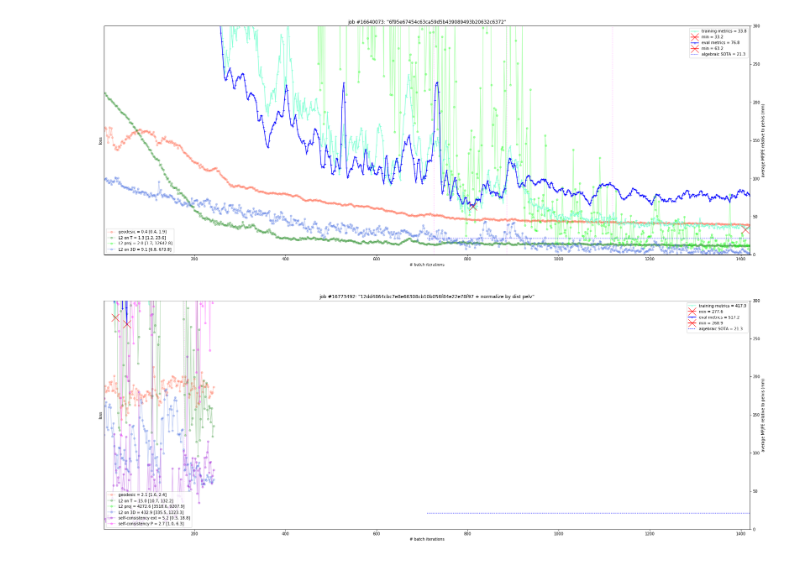
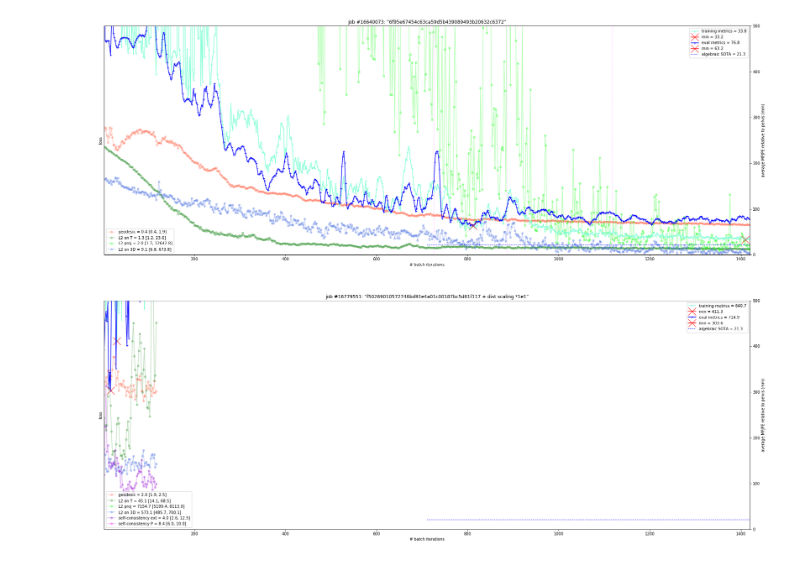
Before and after one commit to karfly/learnable-triangulation-pytorch, a Jupyter notebook: tom.ipynb, the cells around one changed output. Drawn from its saved outputs; the diff is of its cells as text; code cells hidden in the pictures.

```diff
--- a/tom.ipynb
+++ b/tom.ipynb
@@ -56,22 +61,23 @@ def plot_jobs(jobs, titles, training_batch_size=8, metrics_ylim=[0, 1e2], n_max_
 # %%
 jobs = list(zip(*[
     # SOTA superv R|t
     ('16640073', '6f95e67454c63ca59d5b439089493b20632c6372'),
+    # ('16779861', 'checkout 6f95e67454c63ca59d5b439089493b20632c6372'),
     #('16647158', '=16640073, 10% dataset'),
 
     # SOTA superv R|t (pelvis sitting on origin => predict just d)
     # ('16700068', '=1ac51aa18715346b37153df517d7e9fb94c23ec6 but with Rod'),  # 16700001 with 6D
     # ('16772316', '12dd4864cbc7e8e66308cb10b056f84e22e78f97 + normalize by mean Fro'),
-    ('16773492', '12dd4864cbc7e8e66308cb10b056f84e22e78f97 + normalize by dist pelv'),
+    ('16779551', 'f50269010572746bd91e4a01c00187bc5d61f117 + dist scaling *1e1'),
 
     # SOTA unsuperv R|t (pelvis sitting on origin)
     #('16712639', '=6db8028fad6b731816d08678900ca14b94f57dab but no KP centering'),  # 16711084
 
     # SOTA unsuperv 3D, R|t (pelvis sitting on origin)
     #('16729378', '39d6babb5babf6b26e4dff29a1008c703d6ab918'),  # 16721459
     #('16731852', '217c24c7eb0790bb825015a696623de0d4177eea but wdecy=2, gclip=0.25'),  # 16731537
 ]))
 
-plot_jobs(jobs[0], jobs[1], metrics_ylim=[0, 3e2], n_max_epochs=7.1e2)
+plot_jobs(jobs[0], jobs[1], metrics_ylim=[0, 5e2], n_max_epochs=7.1e2)
 # %% [output]
-[figure, old version]
+[figure, new version]
```
Also changed, not shown: parts of 3 cells of this notebook, 7 other files.
